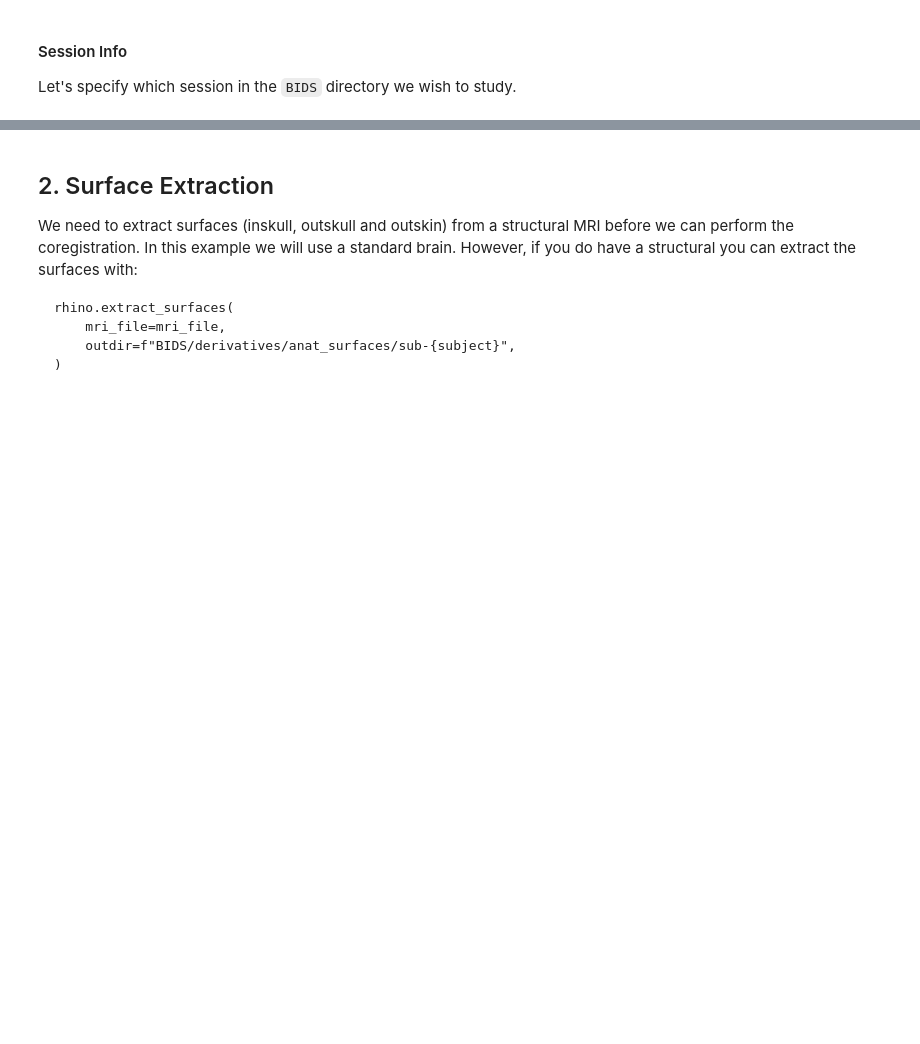
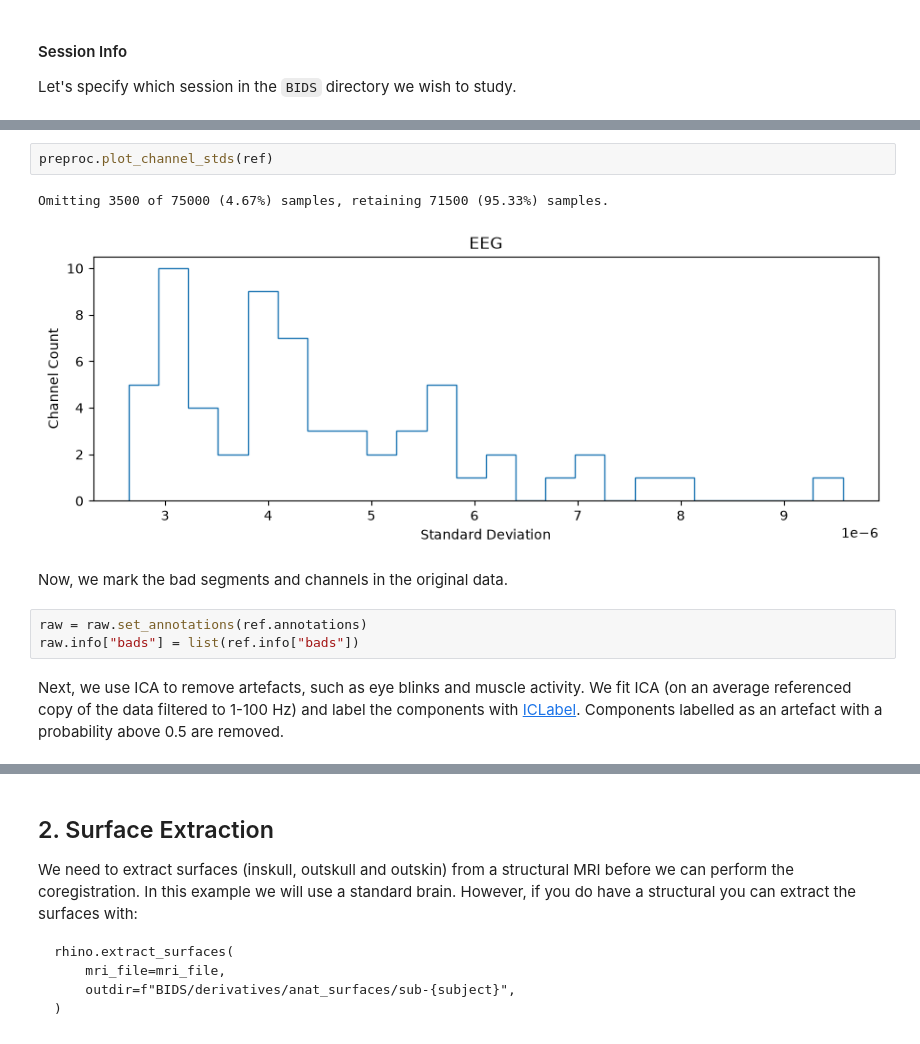
Before and after one commit to OHBA-analysis/Canonical-HMM-Networks, a Jupyter notebook: eeg.ipynb, the cells around one changed output, grey strips where cells are left out. Cells and saved outputs as stored; diff of their text form; blank space fills up the shorter version.

```diff
--- a/eeg.ipynb
+++ b/eeg.ipynb
@@ -208,0 +176,12 @@ Closing /Users/cgohil/projects/toolboxes/Canonical-HMM-Networks/BIDS/derivatives
+# %%
+preproc.plot_channel_stds(ref)
+# %% [output]
+Omitting 3500 of 75000 (4.67%) samples, retaining 71500 (95.33%) samples.
+[figure, added]
+# %% [markdown]
+Now, we mark the bad segments and channels in the original data.
+# %%
+raw = raw.set_annotations(ref.annotations)
+raw.info["bads"] = list(ref.info["bads"])
+# %% [markdown]
+Next, we use ICA to remove artefacts, such as eye blinks and muscle activity. We fit ICA (on an average referenced copy of the data filtered to 1-100 Hz) and label the components with [ICLabel](https://mne.tools/mne-icalabel). Components labelled as an artefact with a probability above 0.5 are removed.
```
Also changed, not shown: parts of 51 cells of this notebook, 4 other files.
